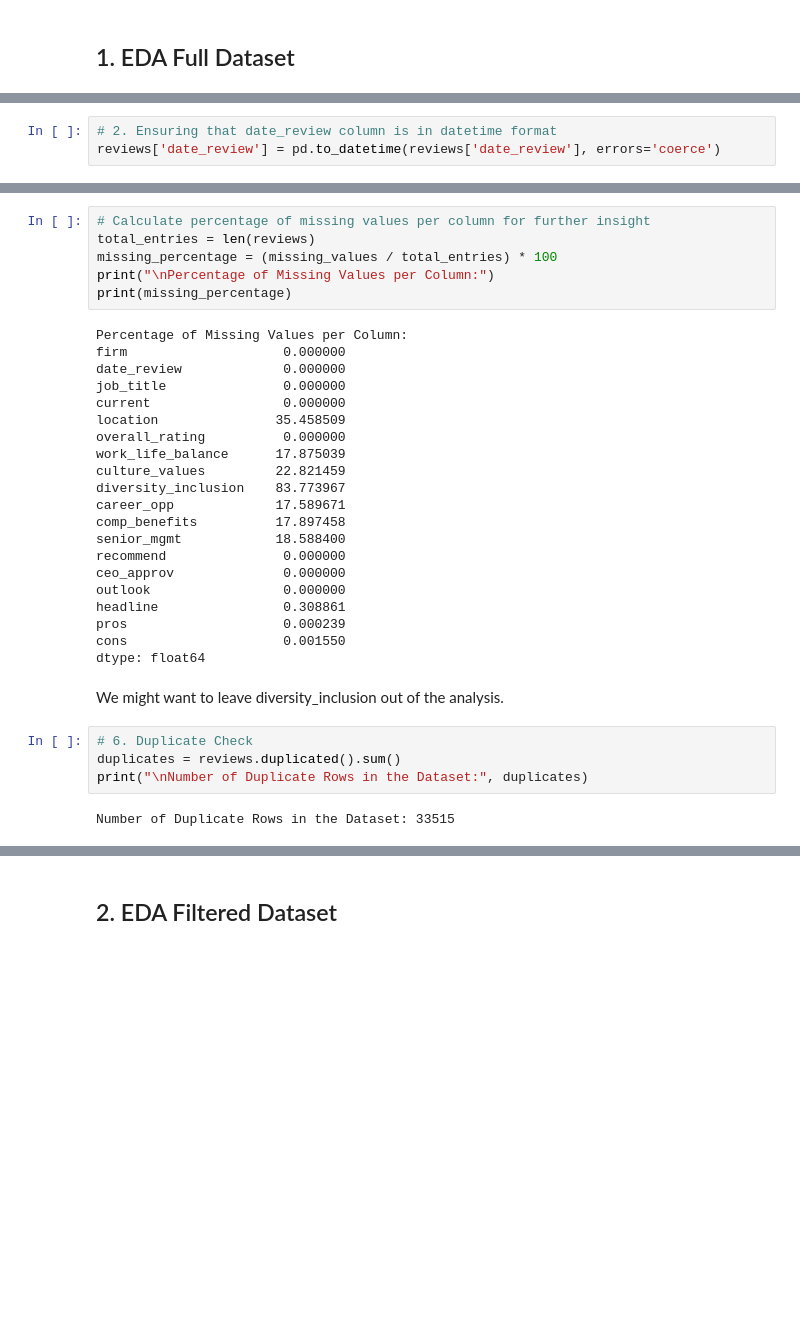
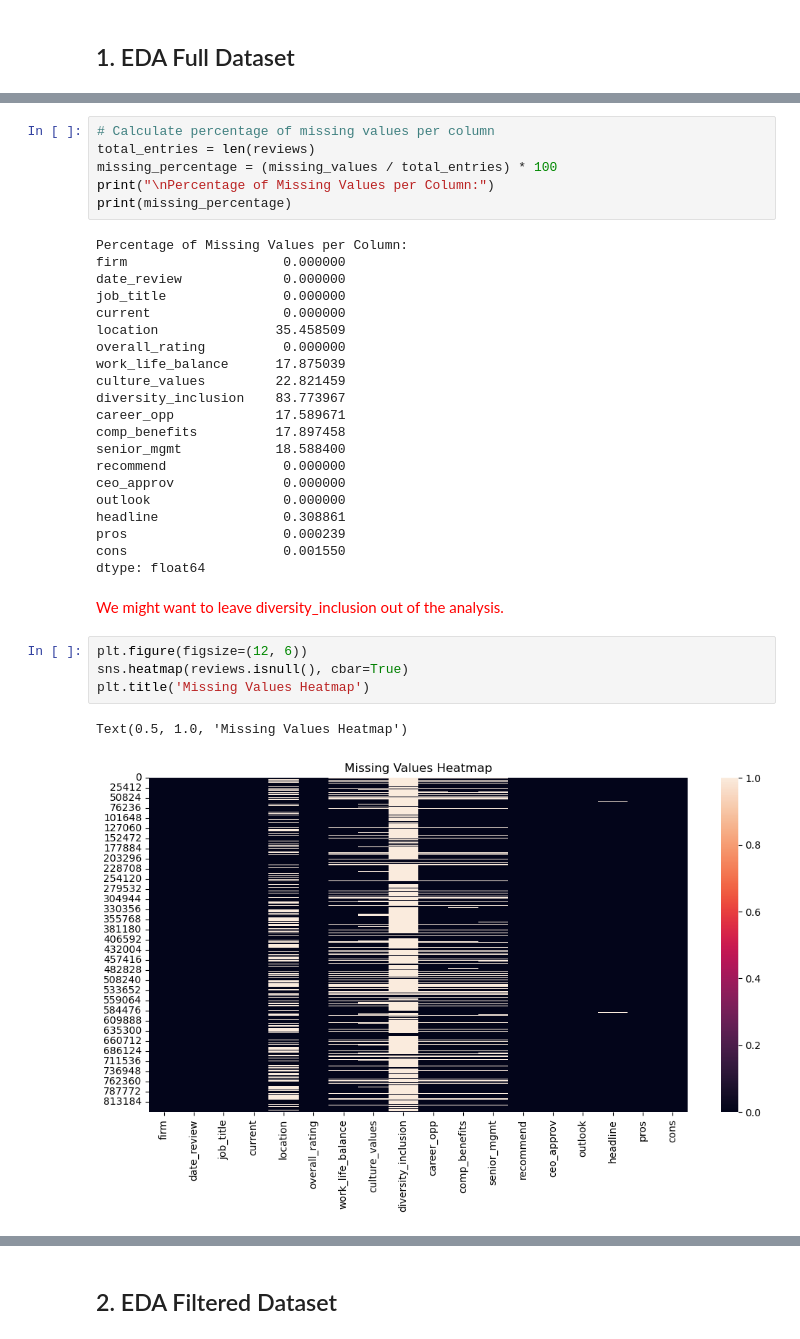
Before and after one commit to javirubio4/glassdoor_reviews, a Jupyter notebook: EDA.ipynb, the cells around one changed output, grey strips where cells are left out. Drawn from its saved outputs; the diff is of its cells as text; blank space fills up the shorter version.

```diff
--- a/EDA.ipynb
+++ b/EDA.ipynb
@@ -38,6 +46,3 @@ headline                object
 pros                    object
 cons                    object
 dtype: object
-# %%
-# 2. Ensuring that date_review column is in datetime format
-reviews['date_review'] = pd.to_datetime(reviews['date_review'], errors='coerce')
@@ -113,7 +121,7 @@ pros                        2
 cons                       13
 dtype: int64
 # %%
-# Calculate percentage of missing values per column for further insight
+# Calculate percentage of missing values per column
 total_entries = len(reviews)
 missing_percentage = (missing_values / total_entries) * 100
 print("\nPercentage of Missing Values per Column:")
@@ -140,10 +148,11 @@ pros                    0.000239
 cons                    0.001550
 dtype: float64
 # %% [markdown]
-We might want to leave diversity_inclusion out of the analysis.
+<span style="color: red;">We might want to leave diversity_inclusion out of the analysis.</span>
-# %%
-# 6. Duplicate Check
-duplicates = reviews.duplicated().sum()
-print("\nNumber of Duplicate Rows in the Dataset:", duplicates)
-# %% [output]
-Number of Duplicate Rows in the Dataset: 33515
+# %%
+plt.figure(figsize=(12, 6))
+sns.heatmap(reviews.isnull(), cbar=True)
+plt.title('Missing Values Heatmap')
+# %% [output]
+Text(0.5, 1.0, 'Missing Values Heatmap')
+[figure, added]
```
Also changed, not shown: parts of 39 cells of this notebook.
